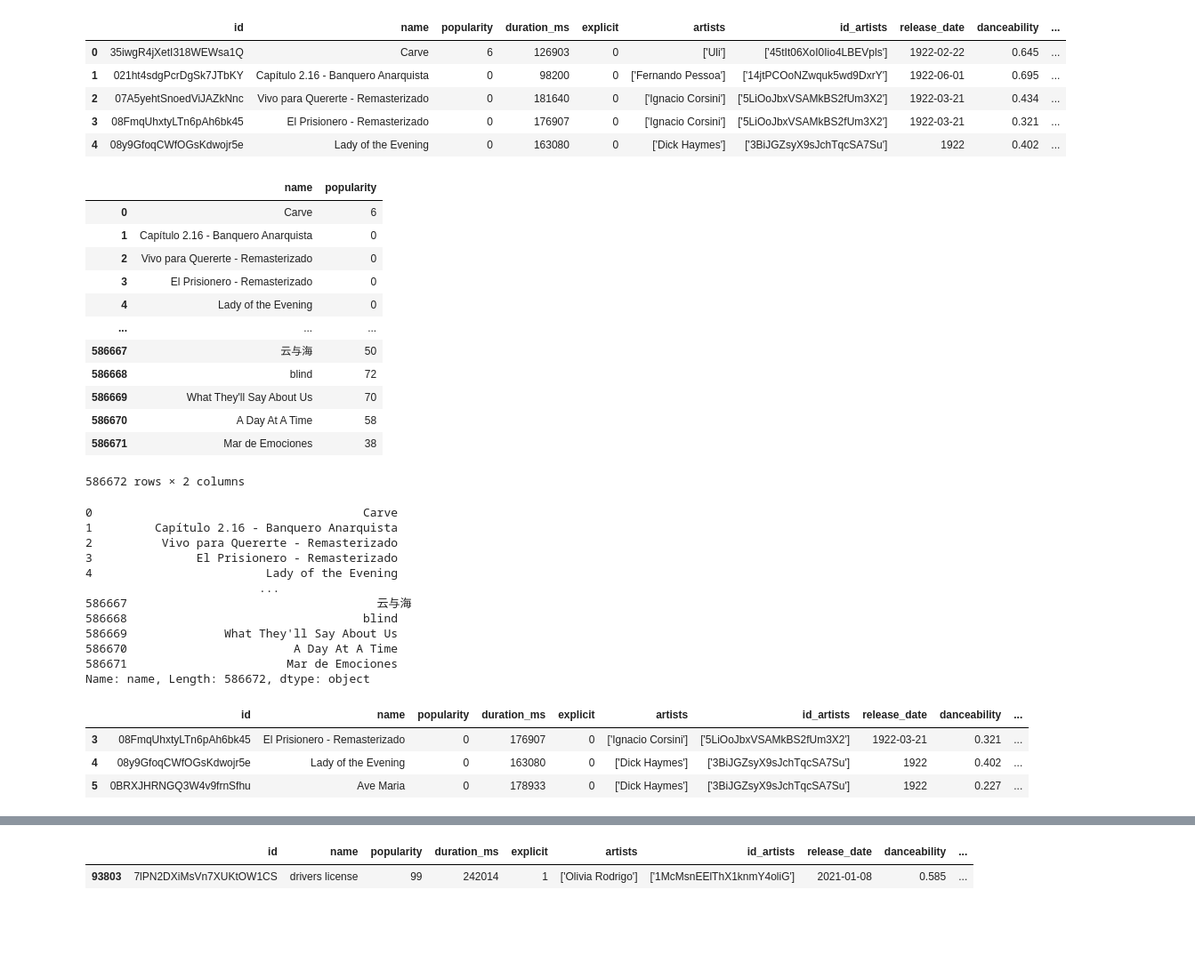
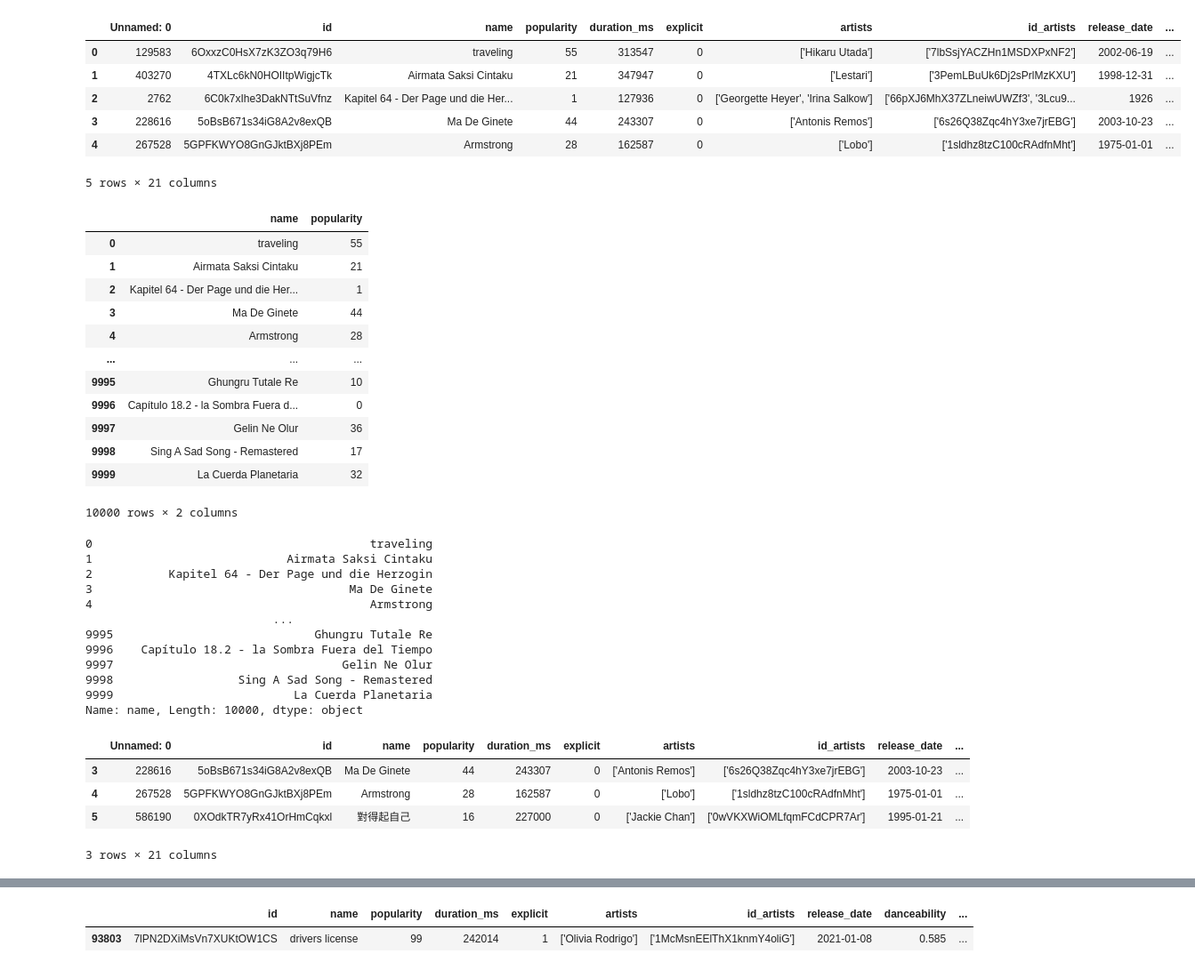
Before and after one commit to AleCioc/STEMdays, a Jupyter notebook: dena/dataset_exploration.ipynb, the cells around one changed output, grey strips where cells are left out. Shown at 89% size. Saved outputs shown, nothing was run; the diff lists cells and outputs as text; code cells hidden in the pictures; blank space fills up the shorter version.

```diff
--- a/dena/dataset_exploration.ipynb
+++ b/dena/dataset_exploration.ipynb
@@ -5,53 +5,55 @@ df = pd.read_csv("/home/dena/Downloads/tracks.csv")
 # %%
-df_from_file = pd.read_csv("/home/dena/Downloads/tracks.csv")
+df_from_file = pd.read_csv("/home/dena/STEMdays/alecioc/data/10k_random_tracks.csv")
 df_from_file.head()
 # %% [output]
-|  | id | name | popularity | duration_ms | explicit | artists | id_artists | release_date | danceability | ... |
-| 0 | 35iwgR4jXetI318WEWsa1Q | Carve | 6 | 126903 | 0 | ['Uli'] | ['45tIt06XoI0Iio4LBEVpls'] | 1922-02-22 | 0.645 | ... |
-| 1 | 021ht4sdgPcrDgSk7JTbKY | Capítulo 2.16 - Banquero Anarquista | 0 | 98200 | 0 | ['Fernando Pessoa'] | ['14jtPCOoNZwquk5wd9DxrY'] | 1922-06-01 | 0.695 | ... |
-| 2 | 07A5yehtSnoedViJAZkNnc | Vivo para Quererte - Remasterizado | 0 | 181640 | 0 | ['Ignacio Corsini'] | ['5LiOoJbxVSAMkBS2fUm3X2'] | 1922-03-21 | 0.434 | ... |
-| 3 | 08FmqUhxtyLTn6pAh6bk45 | El Prisionero - Remasterizado | 0 | 176907 | 0 | ['Ignacio Corsini'] | ['5LiOoJbxVSAMkBS2fUm3X2'] | 1922-03-21 | 0.321 | ... |
-| 4 | 08y9GfoqCWfOGsKdwojr5e | Lady of the Evening | 0 | 163080 | 0 | ['Dick Haymes'] | ['3BiJGZsyX9sJchTqcSA7Su'] | 1922 | 0.402 | ... |
+|  | Unnamed: 0 | id | name | popularity | duration_ms | explicit | artists | id_artists | release_date | ... |
+| 0 | 129583 | 6OxxzC0HsX7zK3ZO3q79H6 | traveling | 55 | 313547 | 0 | ['Hikaru Utada'] | ['7lbSsjYACZHn1MSDXPxNF2'] | 2002-06-19 | ... |
+| 1 | 403270 | 4TXLc6kN0HOIItpWigjcTk | Airmata Saksi Cintaku | 21 | 347947 | 0 | ['Lestari'] | ['3PemLBuUk6Dj2sPrlMzKXU'] | 1998-12-31 | ... |
+| 2 | 2762 | 6C0k7xIhe3DakNTtSuVfnz | Kapitel 64 - Der Page und die Her... | 1 | 127936 | 0 | ['Georgette Heyer', 'Irina Salkow'] | ['66pXJ6MhX37ZLneiwUWZf3', '3Lcu9... | 1926 | ... |
+| 3 | 228616 | 5oBsB671s34iG8A2v8exQB | Ma De Ginete | 44 | 243307 | 0 | ['Antonis Remos'] | ['6s26Q38Zqc4hY3xe7jrEBG'] | 2003-10-23 | ... |
+| 4 | 267528 | 5GPFKWYO8GnGJktBXj8PEm | Armstrong | 28 | 162587 | 0 | ['Lobo'] | ['1sldhz8tzC100cRAdfnMht'] | 1975-01-01 | ... |
+5 rows × 21 columns
 # %%
 lista_di_colonne = ["name", "popularity"]
 df_from_file[lista_di_colonne]
 # %% [output]
 |  | name | popularity |
-| 0 | Carve | 6 |
-| 1 | Capítulo 2.16 - Banquero Anarquista | 0 |
-| 2 | Vivo para Quererte - Remasterizado | 0 |
-| 3 | El Prisionero - Remasterizado | 0 |
-| 4 | Lady of the Evening | 0 |
+| 0 | traveling | 55 |
+| 1 | Airmata Saksi Cintaku | 21 |
+| 2 | Kapitel 64 - Der Page und die Her... | 1 |
+| 3 | Ma De Ginete | 44 |
+| 4 | Armstrong | 28 |
 | ... | ... | ... |
-| 586667 | 云与海 | 50 |
-| 586668 | blind | 72 |
-| 586669 | What They'll Say About Us | 70 |
-| 586670 | A Day At A Time | 58 |
-| 586671 | Mar de Emociones | 38 |
+| 9995 | Ghungru Tutale Re | 10 |
+| 9996 | Capítulo 18.2 - la Sombra Fuera d... | 0 |
+| 9997 | Gelin Ne Olur | 36 |
+| 9998 | Sing A Sad Song - Remastered | 17 |
+| 9999 | La Cuerda Planetaria | 32 |
-586672 rows × 2 columns
+10000 rows × 2 columns
 # %%
 df_from_file["name"]
 # %% [output]
-0                                       Carve
-1         Capítulo 2.16 - Banquero Anarquista
-2          Vivo para Quererte - Remasterizado
-3               El Prisionero - Remasterizado
-4                         Lady of the Evening
-                         ...
-586667                                    云与海
-586668                                  blind
-586669              What They'll Say About Us
-586670                        A Day At A Time
-586671                       Mar de Emociones
-Name: name, Length: 586672, dtype: object
+0                                        traveling
+1                            Airmata Saksi Cintaku
+2           Kapitel 64 - Der Page und die Herzogin
+3                                     Ma De Ginete
+4                                        Armstrong
+                           ...
+9995                             Ghungru Tutale Re
+9996    Capítulo 18.2 - la Sombra Fuera del Tiempo
+9997                                 Gelin Ne Olur
+9998                  Sing A Sad Song - Remastered
+9999                          La Cuerda Planetaria
+Name: name, Length: 10000, dtype: object
 # %%
 lista_di_righe = [3,4,5]
 df_from_file.iloc[lista_di_righe]
 # %% [output]
-|  | id | name | popularity | duration_ms | explicit | artists | id_artists | release_date | danceability | ... |
-| 3 | 08FmqUhxtyLTn6pAh6bk45 | El Prisionero - Remasterizado | 0 | 176907 | 0 | ['Ignacio Corsini'] | ['5LiOoJbxVSAMkBS2fUm3X2'] | 1922-03-21 | 0.321 | ... |
-| 4 | 08y9GfoqCWfOGsKdwojr5e | Lady of the Evening | 0 | 163080 | 0 | ['Dick Haymes'] | ['3BiJGZsyX9sJchTqcSA7Su'] | 1922 | 0.402 | ... |
-| 5 | 0BRXJHRNGQ3W4v9frnSfhu | Ave Maria | 0 | 178933 | 0 | ['Dick Haymes'] | ['3BiJGZsyX9sJchTqcSA7Su'] | 1922 | 0.227 | ... |
+|  | Unnamed: 0 | id | name | popularity | duration_ms | explicit | artists | id_artists | release_date | ... |
+| 3 | 228616 | 5oBsB671s34iG8A2v8exQB | Ma De Ginete | 44 | 243307 | 0 | ['Antonis Remos'] | ['6s26Q38Zqc4hY3xe7jrEBG'] | 2003-10-23 | ... |
+| 4 | 267528 | 5GPFKWYO8GnGJktBXj8PEm | Armstrong | 28 | 162587 | 0 | ['Lobo'] | ['1sldhz8tzC100cRAdfnMht'] | 1975-01-01 | ... |
+| 5 | 586190 | 0XOdkTR7yRx41OrHmCqkxl | 對得起自己 | 16 | 227000 | 0 | ['Jackie Chan'] | ['0wVKXWiOMLfqmFCdCPR7Ar'] | 1995-01-21 | ... |
+3 rows × 21 columns
 # %%
 df["danceability"].hist()
 # %% [output]
```
Also changed, not shown: parts of 4 cells of this notebook, 2 other files.
